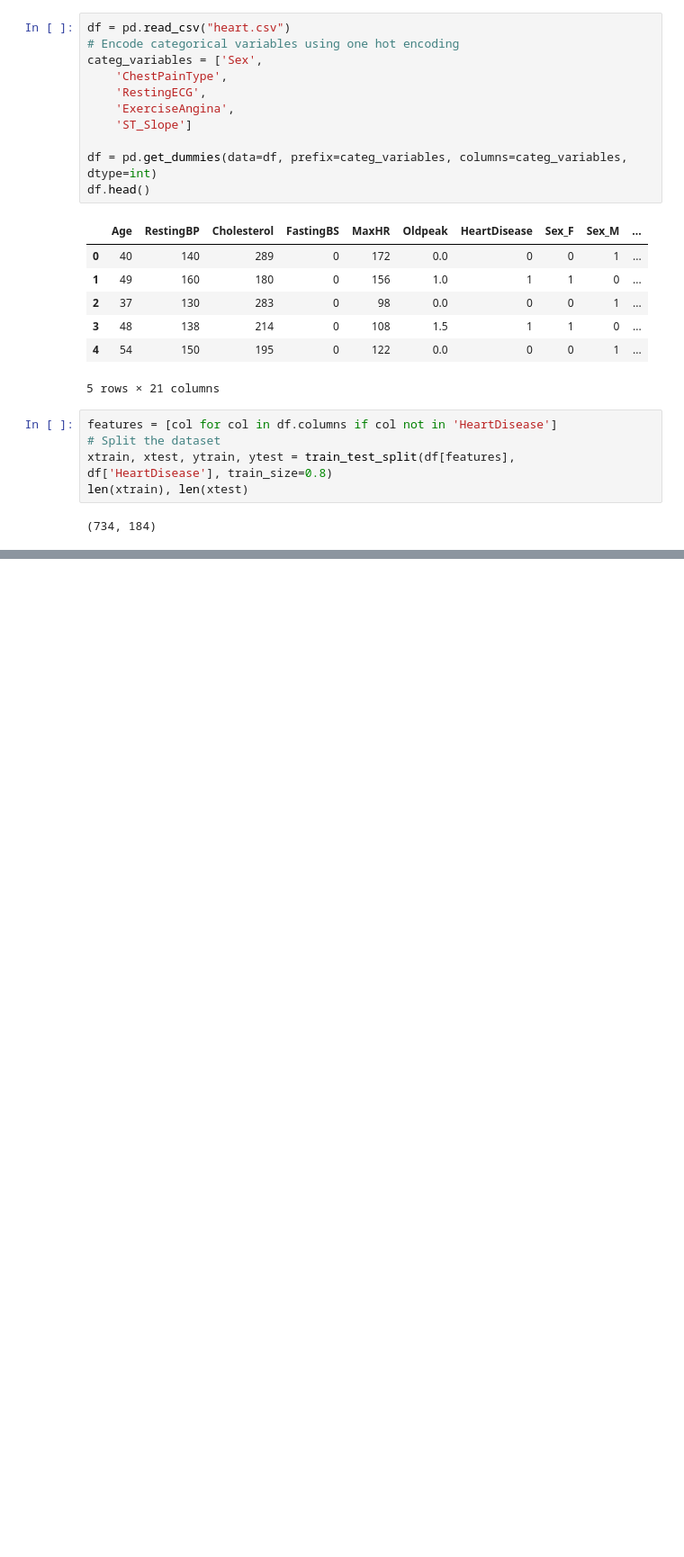
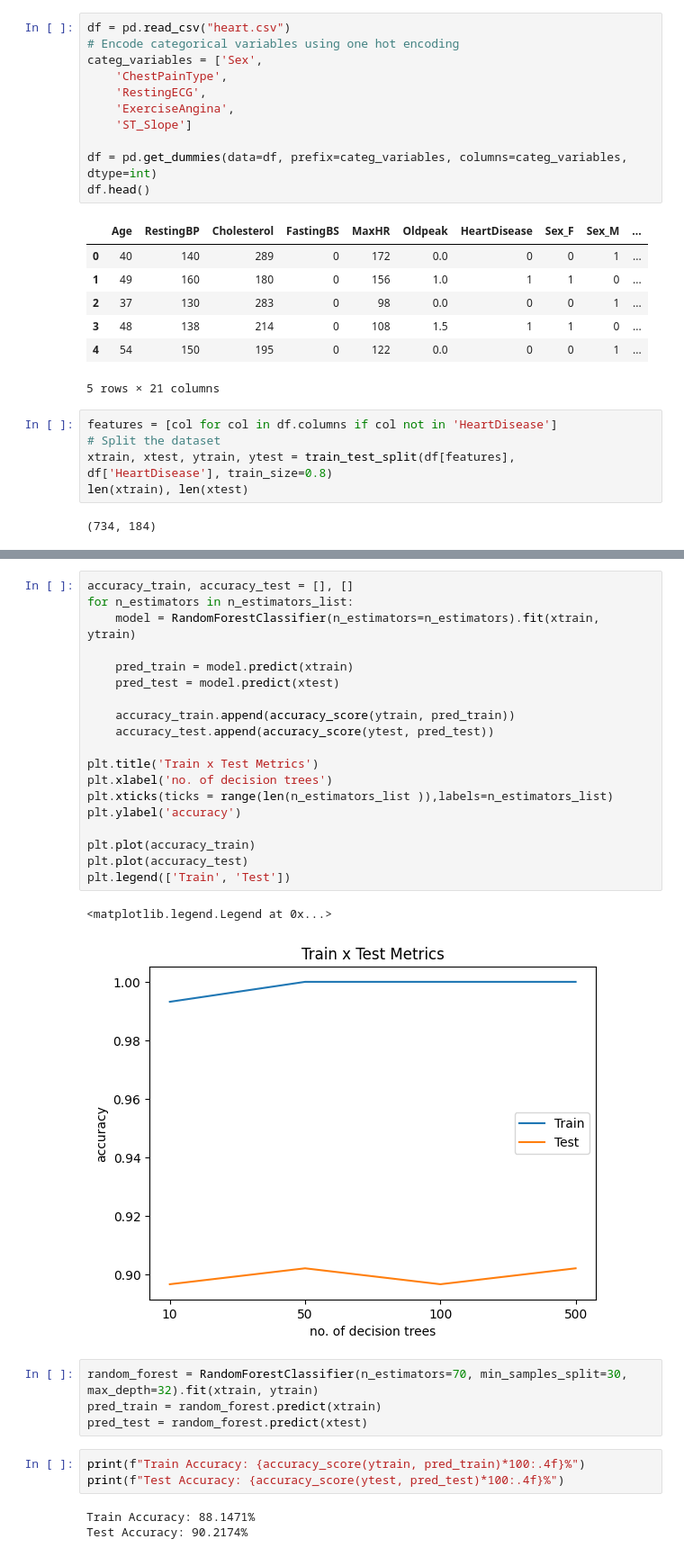
Before and after one commit to GoldenDelphi/Heart-Failure-Prediction-Using-Ensembles, a Jupyter notebook: random_forest.ipynb, the cells around one changed output, grey strips where cells are left out. Shown at 90% size. Cells and saved outputs as stored; diff of their text form; blank space fills up the shorter version.

```diff
--- a/random_forest.ipynb
+++ b/random_forest.ipynb
@@ -35,0 +91,32 @@ len(xtrain), len(xtest)
+# %%
+accuracy_train, accuracy_test = [], []
+for n_estimators in n_estimators_list:
+    model = RandomForestClassifier(n_estimators=n_estimators).fit(xtrain, ytrain)
+
+    pred_train = model.predict(xtrain)
+    pred_test = model.predict(xtest)
+
+    accuracy_train.append(accuracy_score(ytrain, pred_train))
+    accuracy_test.append(accuracy_score(ytest, pred_test))
+
+plt.title('Train x Test Metrics')
+plt.xlabel('no. of decision trees')
+plt.xticks(ticks = range(len(n_estimators_list )),labels=n_estimators_list)
+plt.ylabel('accuracy')
+
+plt.plot(accuracy_train)
+plt.plot(accuracy_test)
+plt.legend(['Train', 'Test'])
+# %% [output]
+<matplotlib.legend.Legend at 0x...>
+[figure, added]
+# %%
+random_forest = RandomForestClassifier(n_estimators=70, min_samples_split=30, max_depth=32).fit(xtrain, ytrain)
+pred_train = random_forest.predict(xtrain)
+pred_test = random_forest.predict(xtest)
+# %%
+print(f"Train Accuracy: {accuracy_score(ytrain, pred_train)*100:.4f}%")
+print(f"Test Accuracy: {accuracy_score(ytest, pred_test)*100:.4f}%")
+# %% [output]
+Train Accuracy: 88.1471%
+Test Accuracy: 90.2174%
```
Also changed, not shown: parts of 4 cells of this notebook.
